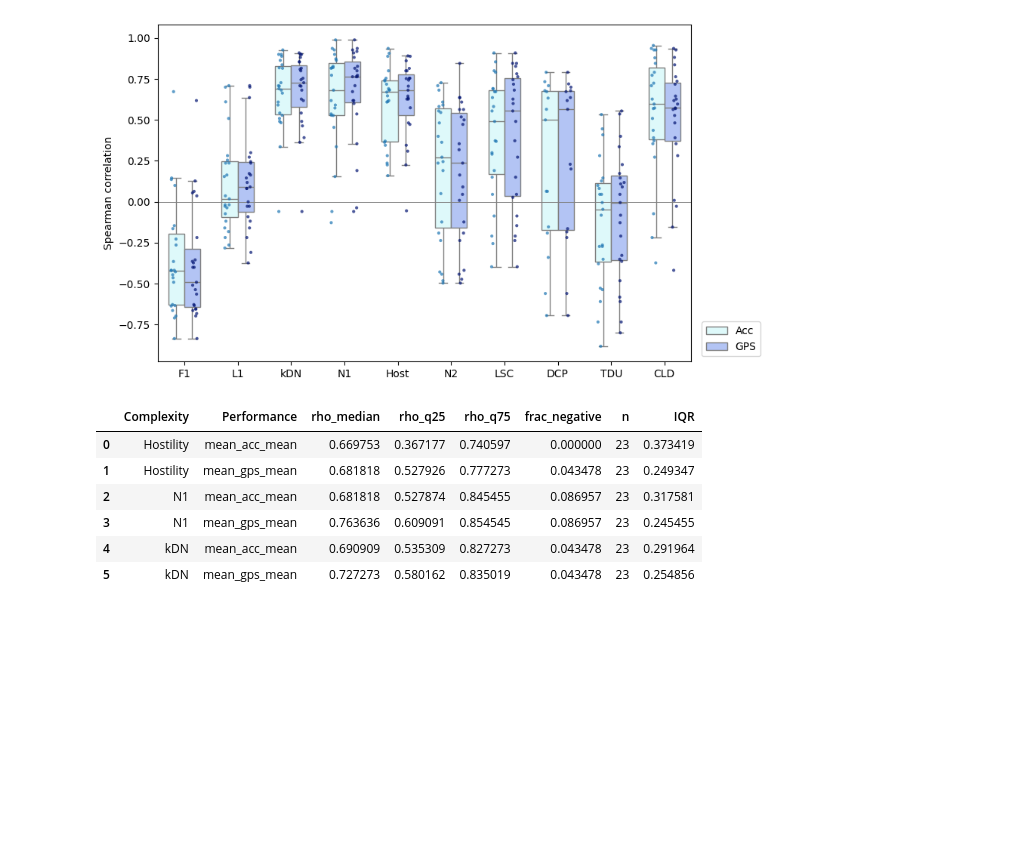
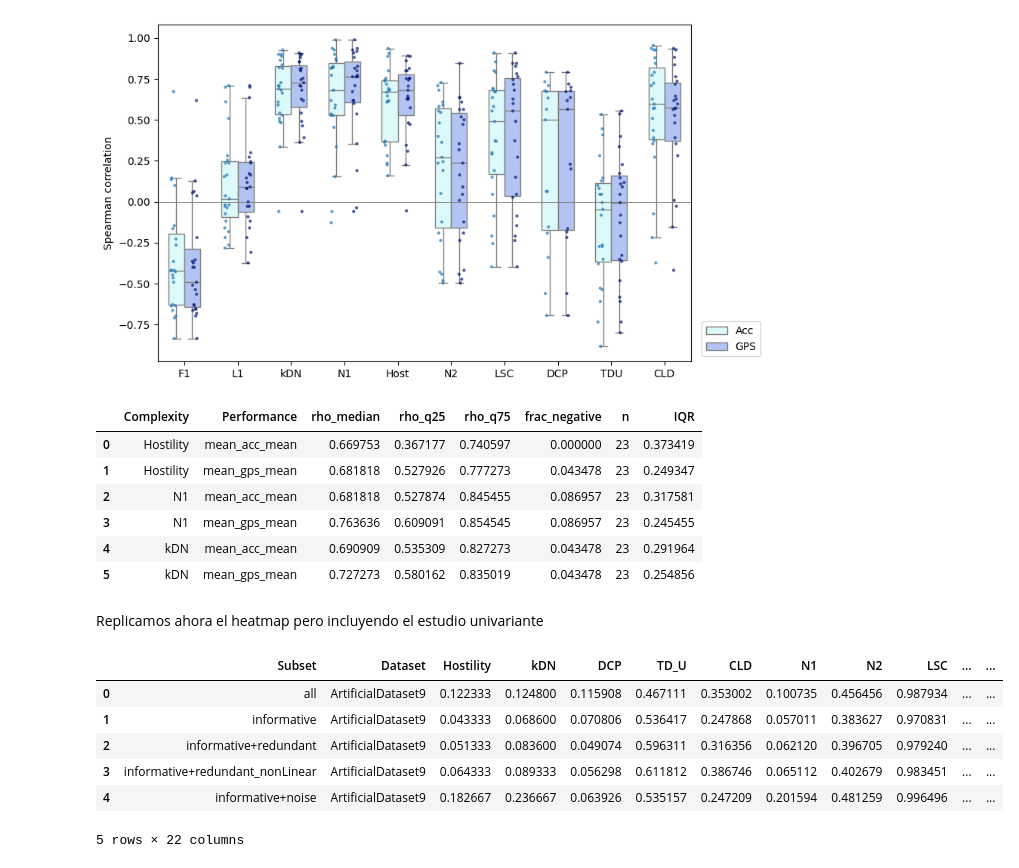
Before and after one commit to carmenlancho/FeatureSelection_Complexity, a Jupyter notebook: Notebooks/ResultadosIDEAL"026.ipynb, the cells around one changed output. Drawn from its saved outputs; the diff is of its cells as text; code cells hidden in the pictures; blank space fills up the shorter version.

```diff
--- a/Notebooks/ResultadosIDEAL"026.ipynb
+++ b/Notebooks/ResultadosIDEAL"026.ipynb
@@ -502,3 +502,25 @@ summary
 | 3 | N1 | mean_gps_mean | 0.763636 | 0.609091 | 0.854545 | 0.086957 | 23 | 0.245455 |
 | 4 | kDN | mean_acc_mean | 0.690909 | 0.535309 | 0.827273 | 0.043478 | 23 | 0.291964 |
 | 5 | kDN | mean_gps_mean | 0.727273 | 0.580162 | 0.835019 | 0.043478 | 23 | 0.254856 |
+# %% [markdown]
+Replicamos ahora el heatmap pero incluyendo el estudio univariante
+# %%
+# Leer todos los comparison.csv de la carpeta
+files = glob.glob("Results_FS_ComplexityEvaluation_WithUnivariate/*_comparisonTable.csv")
+
+all_tables = []
+for f in files:
+    df = pd.read_csv(f, index_col=[1])
+    all_tables.append(df)
+
+comparison_all = pd.concat(all_tables)
+comparison_all = comparison_all.reset_index()  # convierte Dataset/Subset en columnas
+comparison_all.head()
+# %% [output]
+|  | Subset | Dataset | Hostility | kDN | DCP | TD_U | CLD | N1 | N2 | LSC | ... | ... |
+| 0 | all | ArtificialDataset9 | 0.122333 | 0.124800 | 0.115908 | 0.467111 | 0.353002 | 0.100735 | 0.456456 | 0.987934 | ... | ... |
+| 1 | informative | ArtificialDataset9 | 0.043333 | 0.068600 | 0.070806 | 0.536417 | 0.247868 | 0.057011 | 0.383627 | 0.970831 | ... | ... |
+| 2 | informative+redundant | ArtificialDataset9 | 0.051333 | 0.083600 | 0.049074 | 0.596311 | 0.316356 | 0.062120 | 0.396705 | 0.979240 | ... | ... |
+| 3 | informative+redundant_nonLinear | ArtificialDataset9 | 0.064333 | 0.089333 | 0.056298 | 0.611812 | 0.386746 | 0.065112 | 0.402679 | 0.983451 | ... | ... |
+| 4 | informative+noise | ArtificialDataset9 | 0.182667 | 0.236667 | 0.063926 | 0.535157 | 0.247209 | 0.201594 | 0.481259 | 0.996496 | ... | ... |
+5 rows × 22 columns
```
Also changed, not shown: parts of 2 cells of this notebook, 1 other file.
